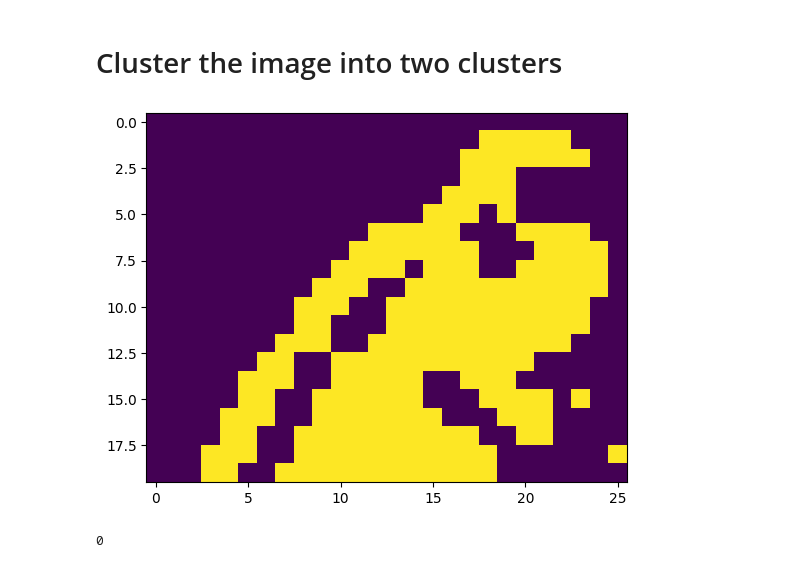
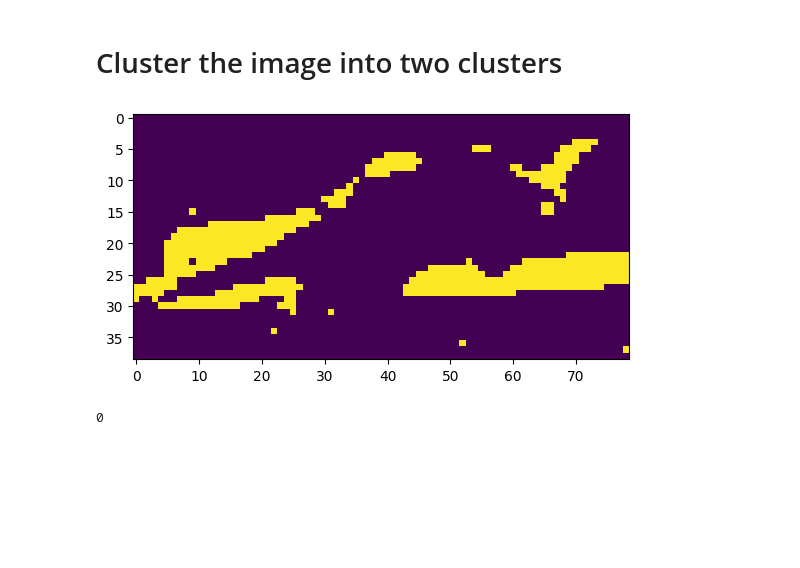
Before and after one commit to lounico84/Computer-Vision-FCH, a Jupyter notebook: developement_and_analysis/color_assignment.ipynb, the cells around one changed output. Drawn from its saved outputs; the diff is of its cells as text; code cells hidden in the pictures; blank space fills up the shorter version.

```diff
--- a/developement_and_analysis/color_assignment.ipynb
+++ b/developement_and_analysis/color_assignment.ipynb
@@ -4,7 +4,7 @@ import matplotlib.pyplot as plt
 import numpy as np
 from sklearn.cluster import KMeans
 # %%
-image_path = "/Users/loubrauchli/Documents/Python_Projects/Project_Football_Analytics_FCHERRLIBERG/output_video_match/cropped_img.jpg"
+image_path = "/Users/loubrauchli/Documents/Python_Projects/Project_Football_Analytics_FCHERRLIBERG/output_video_match/cropped_img4.jpg"
 image = cv2.imread(image_path)
 image = cv2.cvtColor(image, cv2.COLOR_BGR2RGB)
 # %%
@@ -24,23 +24,23 @@ plt.show()
 # Cluster the image into two clusters
 # %%
 # Reshape the image into 2d array
-image_2d = top_half_image.reshape(-1, 3)
+image_2d = image.reshape(-1, 3)
 
 # Perform k-means clustering with 2 clusters
 kmeans = KMeans(n_clusters=2, random_state=0)
 kmeans.fit(image_2d)
 
 # get the cluster labels
 labels = kmeans.labels_
 
 # reshape the labels in the original image shape
-clustered_image = labels.reshape(top_half_image.shape[0], top_half_image.shape[1])
+clustered_image = labels.reshape(image.shape[0], image.shape[1])
 
 # Display the clustered image
 plt.imshow(clustered_image)
 plt.show()
 # %% [output]
-[figure, old version]
+[figure, new version]
 # %%
 corner_cluster = [clustered_image[0, 0], clustered_image[0, -1], clustered_image[-1, 0], clustered_image[-1, -1]]
 non_player_cluster = max(set(corner_cluster), key=corner_cluster.count)
```
Also changed, not shown: parts of 2 cells of this notebook, 1 other file.
